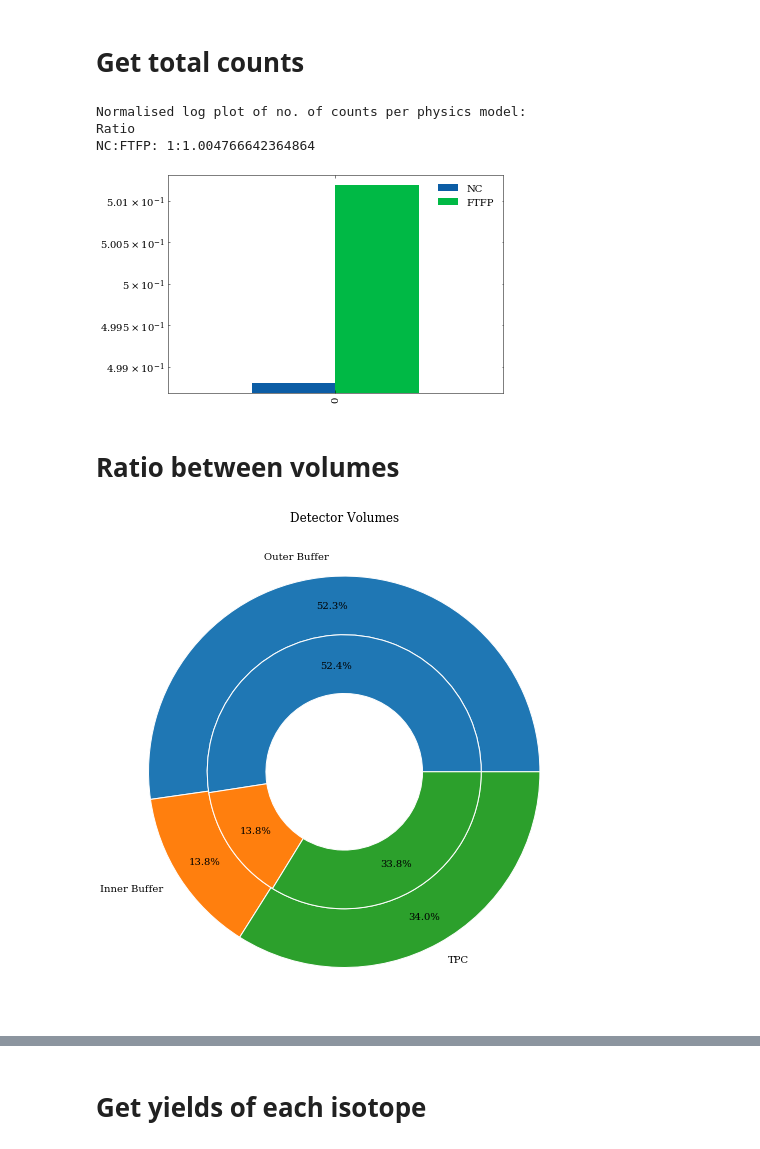
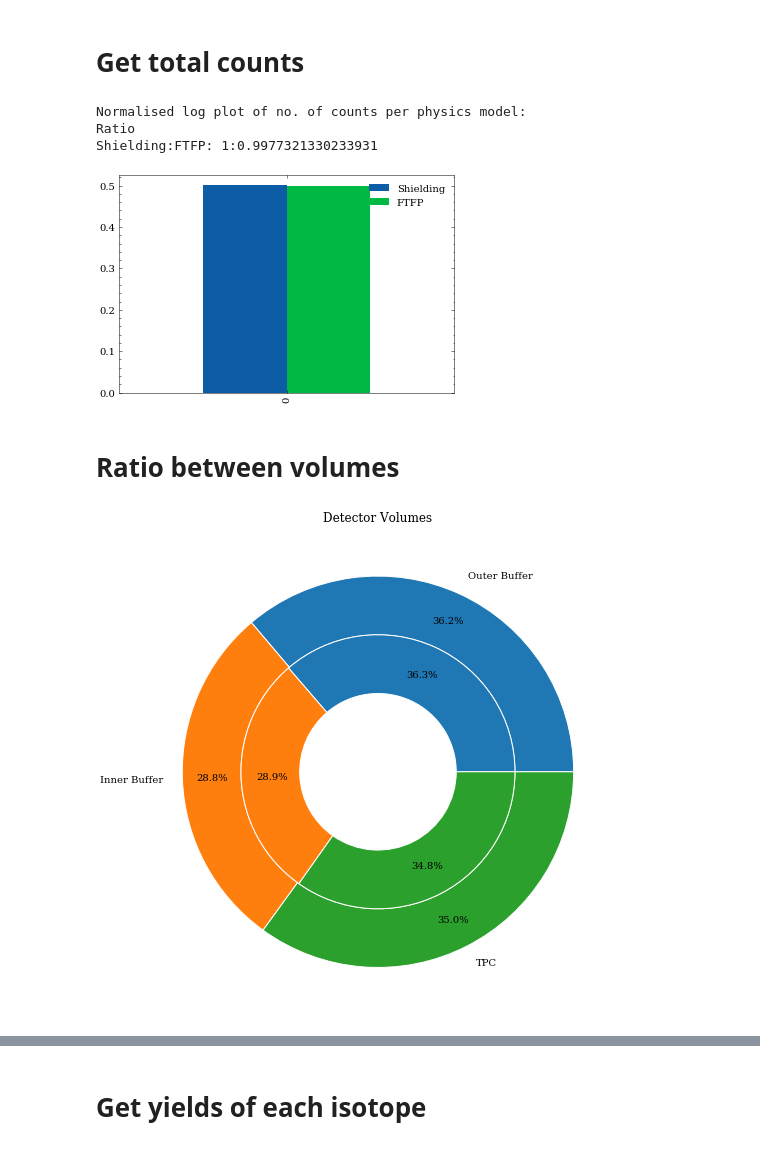
Before and after one commit to TomSB1423/nucleide_data, a Jupyter notebook: compare_models.ipynb, the cells around one changed output, grey strips where cells are left out. Saved outputs shown, nothing was run; the diff lists cells and outputs as text; code cells hidden in the pictures.

```diff
--- a/compare_models.ipynb
+++ b/compare_models.ipynb
@@ -37,20 +37,22 @@ Imported all.
 # %%
 columns = ["Mass Number", "Atomic Number", "Detector Volume", "Counts"]
 # Open data file
-file_dir = "./assets/NC/A_Z_vol_count-all.txt"
-df_NC = open_data(file_dir, columns)
+file_dir = "./assets/shielding_5cm/A_Z_vol_count-all.txt"
+df_shielding = open_data(file_dir, columns)
 # Add in isotope data
-add_isotope_data(df_NC)
+add_isotope_data(df_shielding)
 # Reorder columns
-df_NC = df_NC[["Iso Symbol","Atomic Number","Mass Number","Counts", "Detector Volume","Production Yield","Stable","Half Life (s)","Decay Modes (m, b, q MeV)","Max Q-Value","Plot Colour",]]
+df_shielding = df_shielding[["Iso Symbol","Atomic Number","Mass Number","Counts", "Detector Volume","Production Yield","Stable","Half Life (s)","Decay Modes (m, b, q MeV)","Max Q-Value","Plot Colour",]]
+df_shielding = df_shielding[df_shielding["Stable"] == False]
 
 # Open data file
-file_dir = "./assets/FTFP/A_Z_vol_count-all.txt"
+file_dir = "./assets/FTFP_5cm/A_Z_vol_count-all.txt"
 df_FTFP = open_data(file_dir, columns)
 # Add in isotope data
 add_isotope_data(df_FTFP)
 # Reorder columns
 df_FTFP = df_FTFP[["Iso Symbol","Atomic Number","Mass Number","Counts", "Detector Volume","Production Yield","Stable","Half Life (s)","Decay Modes (m, b, q MeV)","Max Q-Value","Plot Colour",]]
+df_FTFP = df_FTFP[df_FTFP["Stable"] == False]
 # %%
 # Add production
 # Simulation length = years * nanoseconds
@@ -58,23 +60,23 @@ year_in_nano = (3.154 * 10**16)
 year_in_sec = (3.154 * 10**7)
 day_in_nano = (8.64 * 10 ** 13)
 sim_length = 29.01
-df_NC["Production (/yr)"] = df_NC["Counts"] / sim_length
+df_shielding["Production (/yr)"] = df_shielding["Counts"] / sim_length
 df_FTFP["Production (/yr)"] = df_FTFP["Counts"] / sim_length
 # %% [markdown]
 # Get total counts
 # %%
 print("Normalised log plot of no. of counts per physics model:")
-df_counts = pd.DataFrame({"NC": [df_NC['Production (/yr)'].sum() / (df_NC['Production (/yr)'].sum() + df_FTFP['Production (/yr)'].sum())],
-                          "FTFP": [df_FTFP['Production (/yr)'].sum() / (df_NC['Production (/yr)'].sum() + df_FTFP['Production (/yr)'].sum())]})
-df_counts.plot.bar(log=True)
+df_counts = pd.DataFrame({"Shielding": [df_shielding['Production (/yr)'].sum() / (df_shielding['Production (/yr)'].sum() + df_FTFP['Production (/yr)'].sum())],
+                          "FTFP": [df_FTFP['Production (/yr)'].sum() / (df_shielding['Production (/yr)'].sum() + df_FTFP['Production (/yr)'].sum())]})
+df_counts.plot.bar()
 print("Ratio")
-print(f"NC:FTFP: 1:{df_FTFP['Production (/yr)'].sum() / df_NC['Production (/yr)'].sum()}")
+print(f"Shielding:FTFP: 1:{df_FTFP['Production (/yr)'].sum() / df_shielding['Production (/yr)'].sum()}")
 plt.show()
 # %% [output]
 Normalised log plot of no. of counts per physics model:
 Ratio
-NC:FTFP: 1:1.004766642364864
+Shielding:FTFP: 1:0.9977321330233931
-[figure, old version]
+[figure, new version]
 # %% [markdown]
 # Ratio between volumes
 # %%
@@ -91,9 +93,9 @@ ax.pie(x=[df_FTFP.loc[df_FTFP["Detector Volume"] == 7,"Production (/yr)"].sum(),
        pctdistance=1 - size / 2,
        wedgeprops=dict(width=size, edgecolor='w'))
 
-ax.pie(x=[df_NC.loc[df_NC["Detector Volume"] == 7,"Production (/yr)"].sum(),
-           df_NC.loc[df_NC["Detector Volume"] == 9,"Production (/yr)"].sum(),
-           df_NC.loc[df_NC["Detector Volume"] == 11,"Production (/yr)"].sum()],
+ax.pie(x=[df_shielding.loc[df_shielding["Detector Volume"] == 7,"Production (/yr)"].sum(),
+           df_shielding.loc[df_shielding["Detector Volume"] == 9,"Production (/yr)"].sum(),
+           df_shielding.loc[df_shielding["Detector Volume"] == 11,"Production (/yr)"].sum()],
        colors = ['tab:blue', 'tab:orange', 'tab:green'],
        radius=1 - size,
        autopct='%1.1f%%',
@@ -103,4 +105,4 @@ ax.pie(x=[df_NC.loc[df_NC["Detector Volume"] == 7,"Production (/yr)"].sum(),
 ax.set(title='Detector Volumes')
 plt.show()
 # %% [output]
-[figure, old version]
+[figure, new version]
```
Also changed, not shown: parts of 9 cells of this notebook, 25 other files.
